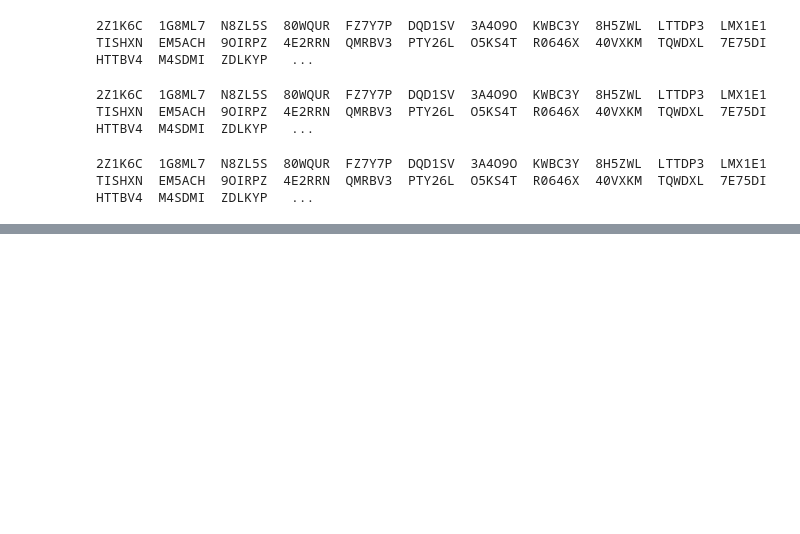
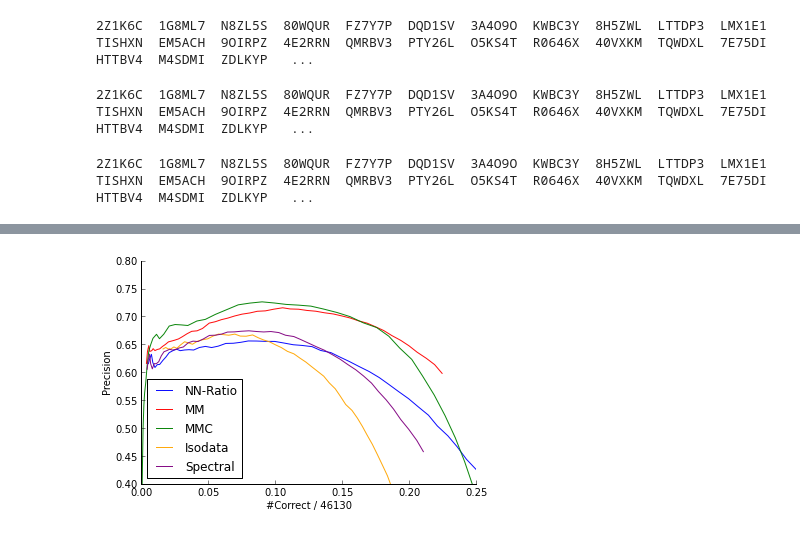
Before and after one commit to arnfred/Mirror-Match, a Jupyter notebook: code/cluster-match/Test Accumulated.ipynb, the cells around one changed output, grey strips where cells are left out. Drawn from its saved outputs; the diff is of its cells as text; code cells hidden in the pictures; blank space fills up the shorter version.

```diff
--- a/code/cluster-match/Test Accumulated.ipynb
+++ b/code/cluster-match/Test Accumulated.ipynb
@@ -60,13 +68,17 @@ correct_cs, total_cs = data['MMC']
 correct_is, total_is = data['Isodata']
 correct_ss, total_ss = data['Spectral']
 correct_ssm, total_ssm = data['SpectralMMC']
+nb_correspondences = data["nb_correspondences"]
 # %%
 display.accuPlot(
     [correct_us, correct_ms, correct_cs, correct_is, correct_ss],
     [total_us, total_ms, total_cs, total_is, total_ss],
     ["NN-Ratio", "MM", "MMC", "Isodata","Spectral"],
+    nb_correspondences = nb_correspondences,
     colors = ["blue", "red", "green", "orange", "purple"],
-    size=(6,4), ylim=(0.4,0.8), xlim=15000)
+    size=(6,4), ylim=(0.4,0.8), xlim=0.25)
+# %% [output]
+[figure, added]
 # %%
 display.accuPlot(
     [correct_ss, correct_ssm, correct_ms],
```
Also changed, not shown: parts of 5 cells of this notebook, 7 other files.
